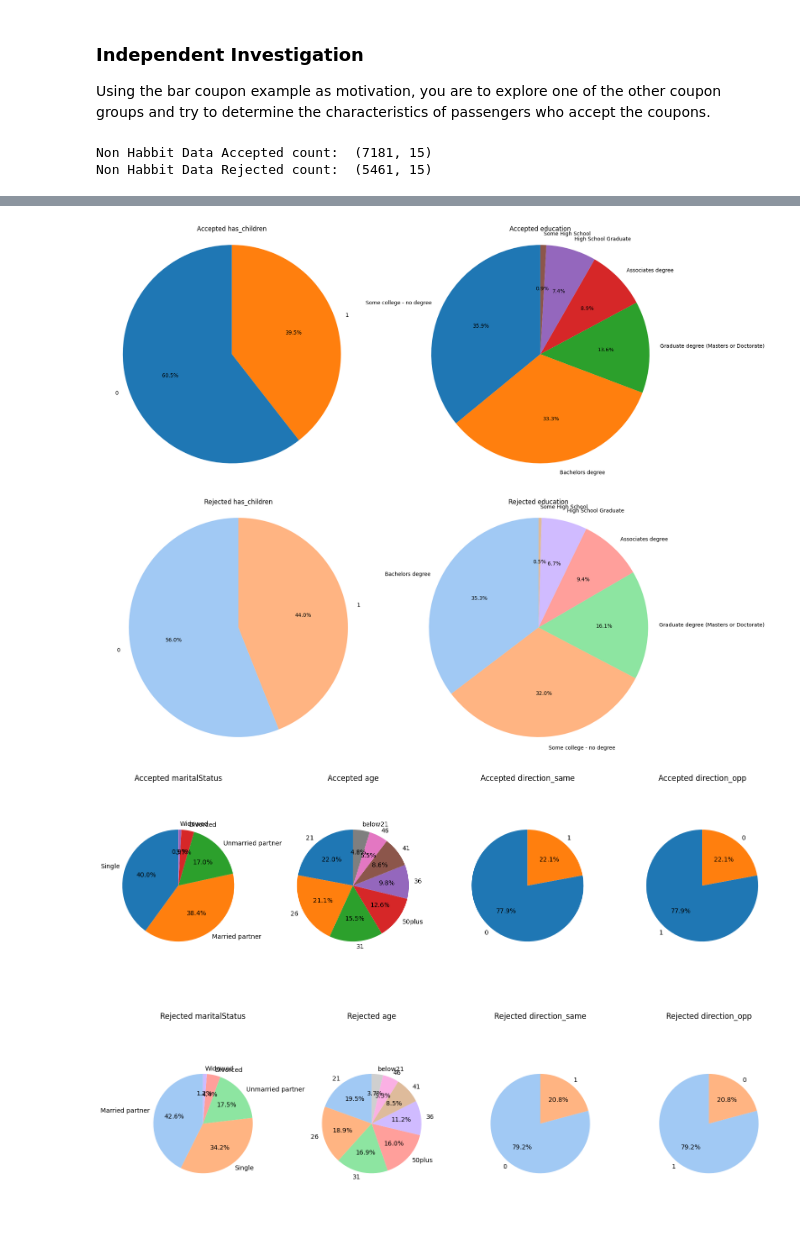
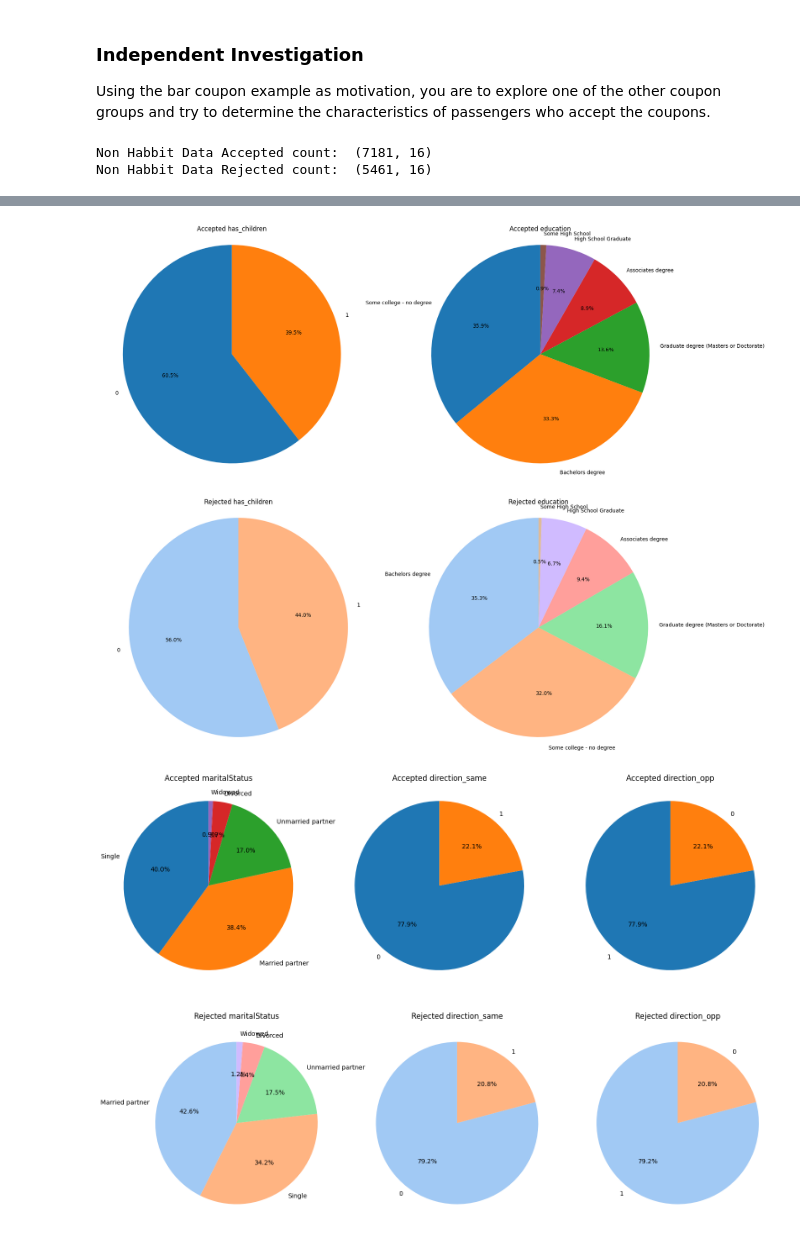
Before and after one commit to ArunKumarGanesan716/UC-B-Assignment-1, a Jupyter notebook: prompt.ipynb, the cells around one changed output, grey strips where cells are left out. Saved outputs shown, nothing was run; the diff lists cells and outputs as text; code cells hidden in the pictures.

Commit message:
Independ validation check

```diff
--- a/prompt.ipynb
+++ b/prompt.ipynb
@@ -523,14 +522,22 @@ Got to Bar not matching above conditions:  0.29
 
 Using the bar coupon example as motivation, you are to explore one of the other coupon groups and try to determine the characteristics of passengers who accept the coupons.
 # %%
-non_habbit_data_columns = ['destination','passanger','time','expiration','weather', 'temperature', 'gender','coupon','has_children','education','maritalStatus','age','direction_same','direction_opp','Y']
+# For my independent investigation i want to focus on the environment, and personal factors that can affect the coupon acceptance.
+# I want to understand 'destination','passanger','time','expiration','weather', 'temperature', 'gender','coupon','has_children','education','maritalStatus','age','direction_same','direction_opp' effects on the coupon acceptance.
+# I will be looking at the following columns in the data set
+
+non_habbit_data_columns = ['destination','passanger','time','expiration','weather', 'temperature', 'gender','coupon','has_children','education','maritalStatus','age','direction_same','direction_opp','Y','income']
 non_habbit_data =  cleaned_data[non_habbit_data_columns]
+
+# split the data into accepted and rejected coupons
 non_habbit_data_accepted = non_habbit_data[non_habbit_data['Y'] == 1]
 non_habbit_data_rejected = non_habbit_data[non_habbit_data['Y'] == 0]
 
 print("Non Habbit Data Accepted count: ", non_habbit_data_accepted.shape)
 print("Non Habbit Data Rejected count: ", non_habbit_data_rejected.shape)
 
+
+# Building the pie charts for the accepted and rejected for each attribute in the data set.
 List1 = ['destination','passanger','time','expiration']
 fig, axes = plt.subplots(1, len(List1), figsize=(15, 5))
 
@@ -594,35 +601,56 @@ for i, col in enumerate(List3):
 plt.tight_layout()
 plt.show()
 
 
-List4 = ['maritalStatus','age','direction_same','direction_opp']
+List4 = ['maritalStatus','direction_same','direction_opp']
 fig, axes = plt.subplots(1, len(List4), figsize=(15, 5))
 
 for i, col in enumerate(List4):
     axes[i].pie(non_habbit_data_accepted[col].value_counts(), labels=non_habbit_data_accepted[col].value_counts().index, autopct='%1.1f%%', startangle=90)
     axes[i].axis('equal')
     axes[i].set_title("Accepted " + col)
 
 plt.tight_layout()
 plt.show()
 
 fig, axes = plt.subplots(1, len(List4), figsize=(15, 5))
 
 for i, col in enumerate(List4):
     axes[i].pie(non_habbit_data_rejected[col].value_counts(), labels=non_habbit_data_rejected[col].value_counts().index, autopct='%1.1f%%', startangle=90, colors=sns.color_palette("pastel"))
     axes[i].axis('equal')
     axes[i].set_title("Rejected " + col)
 
 plt.tight_layout()
 plt.show()
+
+List5 = ['age','income']
+fig, axes = plt.subplots(1, len(List5), figsize=(15, 5))
+
+for i, col in enumerate(List5):
+    axes[i].pie(non_habbit_data_accepted[col].value_counts(), labels=non_habbit_data_accepted[col].value_counts().index, autopct='%1.1f%%', startangle=90)
+    axes[i].axis('equal')
+    axes[i].set_title("Accepted " + col)
+
+plt.tight_layout()
+plt.show()
+
+fig, axes = plt.subplots(1, len(List5), figsize=(15, 5))
+
+for i, col in enumerate(List5):
+    axes[i].pie(non_habbit_data_rejected[col].value_counts(), labels=non_habbit_data_rejected[col].value_counts().index, autopct='%1.1f%%', startangle=90, colors=sns.color_palette("pastel"))
+    axes[i].axis('equal')
+    axes[i].set_title("Rejected " + col)
+
+plt.tight_layout()
+plt.show()
 # %% [output]
-Non Habbit Data Accepted count:  (7181, 15)
-Non Habbit Data Rejected count:  (5461, 15)
+Non Habbit Data Accepted count:  (7181, 16)
+Non Habbit Data Rejected count:  (5461, 16)
 [figure]
 [figure]
 [figure]
 [figure]
 [figure]
 [figure]
-[figure, old version]
+[figure, new version]
-[figure, old version]
+[figure, new version]
```
Also changed, not shown: parts of 8 cells of this notebook.
